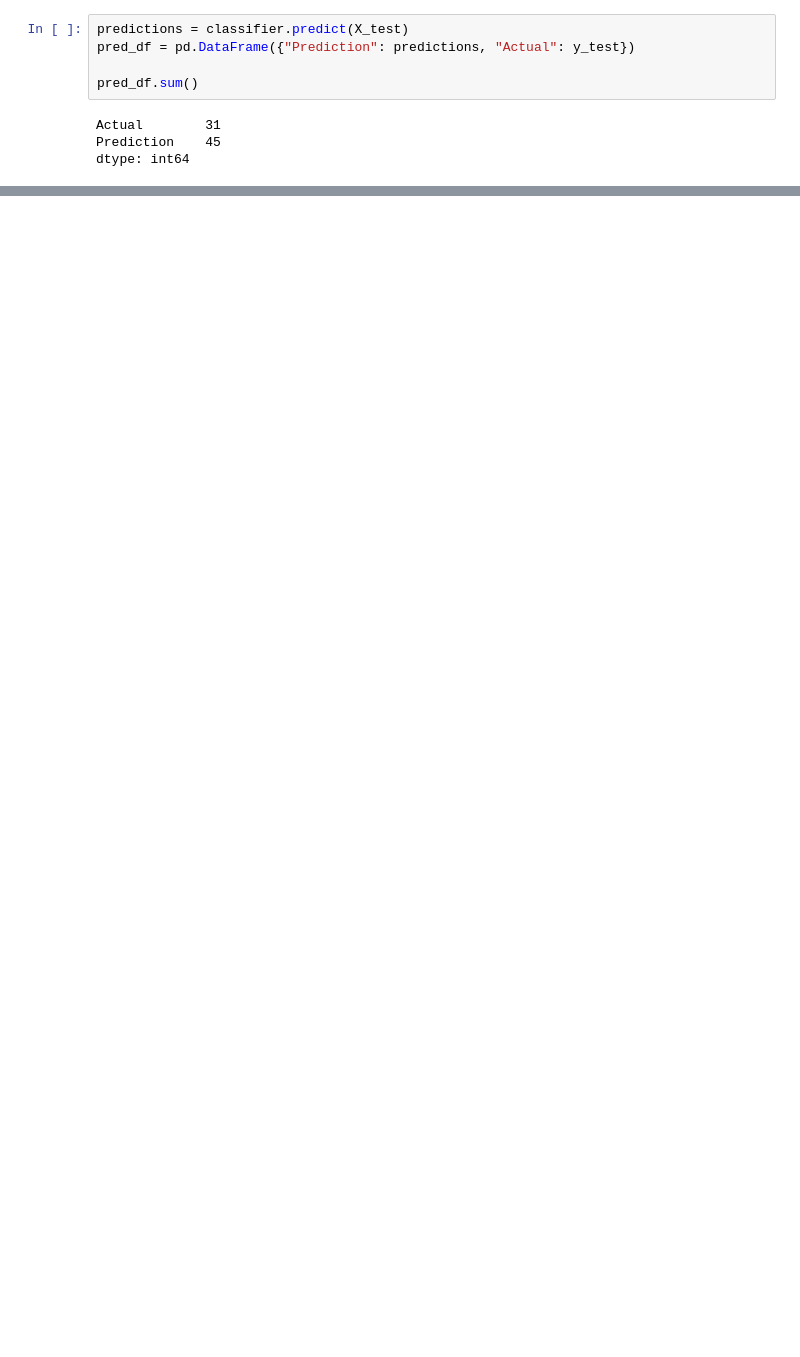
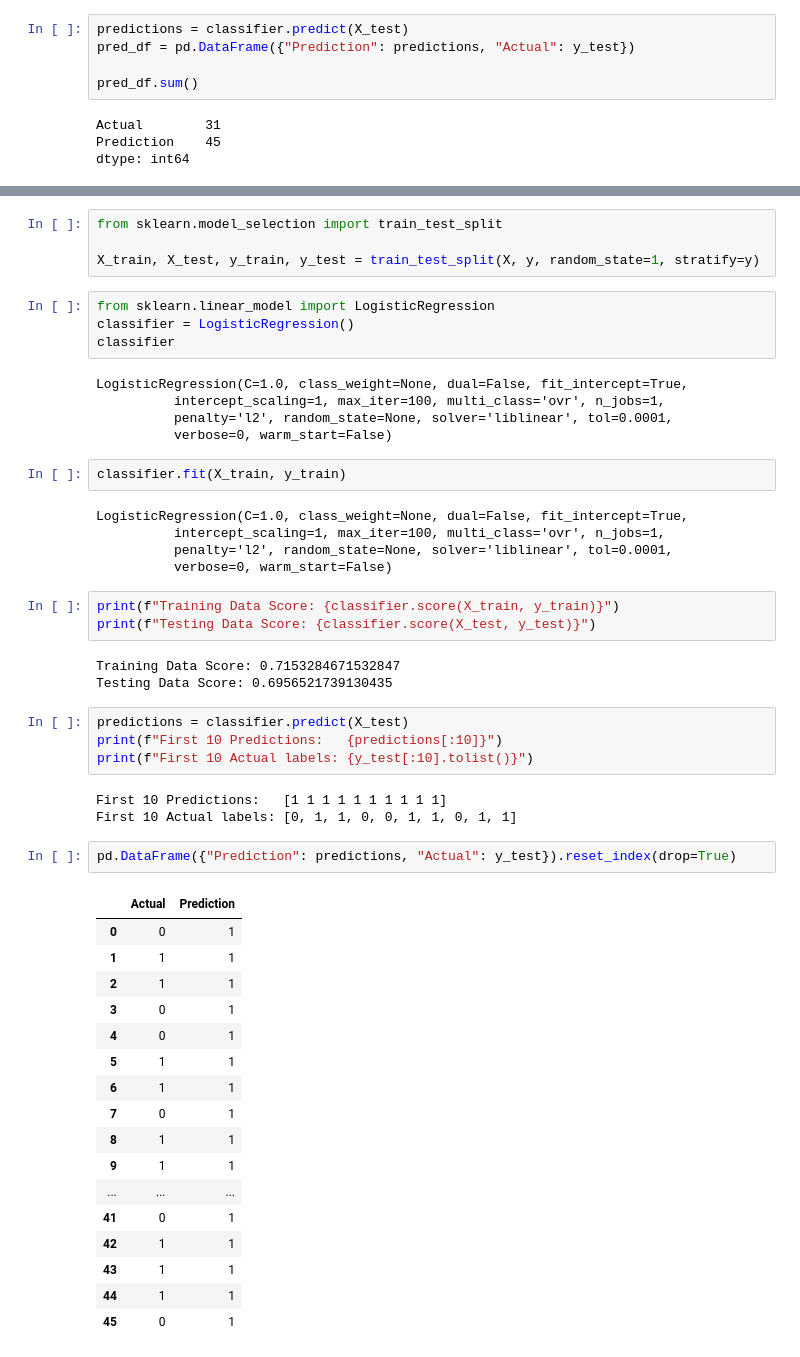
Before and after one commit to JonPara/TitanicML_Tests, a Jupyter notebook: TitanicML_tests/Titantic_ML_allRegression.ipynb, the cells around one changed output, grey strips where cells are left out. Cells and saved outputs as stored; diff of their text form; blank space fills up the shorter version.

```diff
--- a/TitanicML_tests/Titantic_ML_allRegression.ipynb
+++ b/TitanicML_tests/Titantic_ML_allRegression.ipynb
@@ -72,0 +93,53 @@ dtype: int64
+# %%
+from sklearn.model_selection import train_test_split
+
+X_train, X_test, y_train, y_test = train_test_split(X, y, random_state=1, stratify=y)
+# %%
+from sklearn.linear_model import LogisticRegression
+classifier = LogisticRegression()
+classifier
+# %% [output]
+LogisticRegression(C=1.0, class_weight=None, dual=False, fit_intercept=True,
+          intercept_scaling=1, max_iter=100, multi_class='ovr', n_jobs=1,
+          penalty='l2', random_state=None, solver='liblinear', tol=0.0001,
+          verbose=0, warm_start=False)
+# %%
+classifier.fit(X_train, y_train)
+# %% [output]
+LogisticRegression(C=1.0, class_weight=None, dual=False, fit_intercept=True,
+          intercept_scaling=1, max_iter=100, multi_class='ovr', n_jobs=1,
+          penalty='l2', random_state=None, solver='liblinear', tol=0.0001,
+          verbose=0, warm_start=False)
+# %%
+print(f"Training Data Score: {classifier.score(X_train, y_train)}")
+print(f"Testing Data Score: {classifier.score(X_test, y_test)}")
+# %% [output]
+Training Data Score: 0.7153284671532847
+Testing Data Score: 0.6956521739130435
+# %%
+predictions = classifier.predict(X_test)
+print(f"First 10 Predictions:   {predictions[:10]}")
+print(f"First 10 Actual labels: {y_test[:10].tolist()}")
+# %% [output]
+First 10 Predictions:   [1 1 1 1 1 1 1 1 1 1]
+First 10 Actual labels: [0, 1, 1, 0, 0, 1, 1, 0, 1, 1]
+# %%
+pd.DataFrame({"Prediction": predictions, "Actual": y_test}).reset_index(drop=True)
+# %% [output]
+|  | Actual | Prediction |
+| 0 | 0 | 1 |
+| 1 | 1 | 1 |
+| 2 | 1 | 1 |
+| 3 | 0 | 1 |
+| 4 | 0 | 1 |
+| 5 | 1 | 1 |
+| 6 | 1 | 1 |
+| 7 | 0 | 1 |
+| 8 | 1 | 1 |
+| 9 | 1 | 1 |
+| ... | ... | ... |
+| 41 | 0 | 1 |
+| 42 | 1 | 1 |
+| 43 | 1 | 1 |
+| 44 | 1 | 1 |
+| 45 | 0 | 1 |
```
Also changed, not shown: parts of 15 cells of this notebook.
